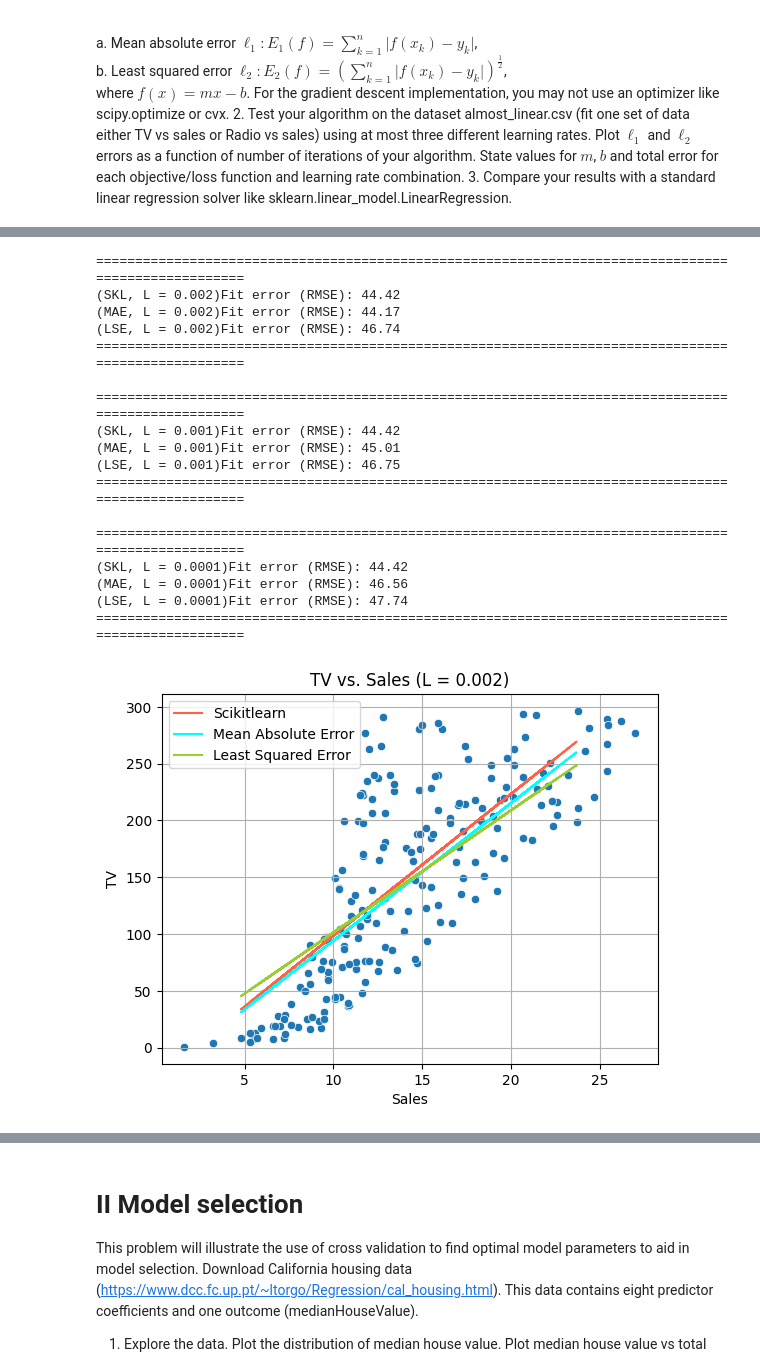
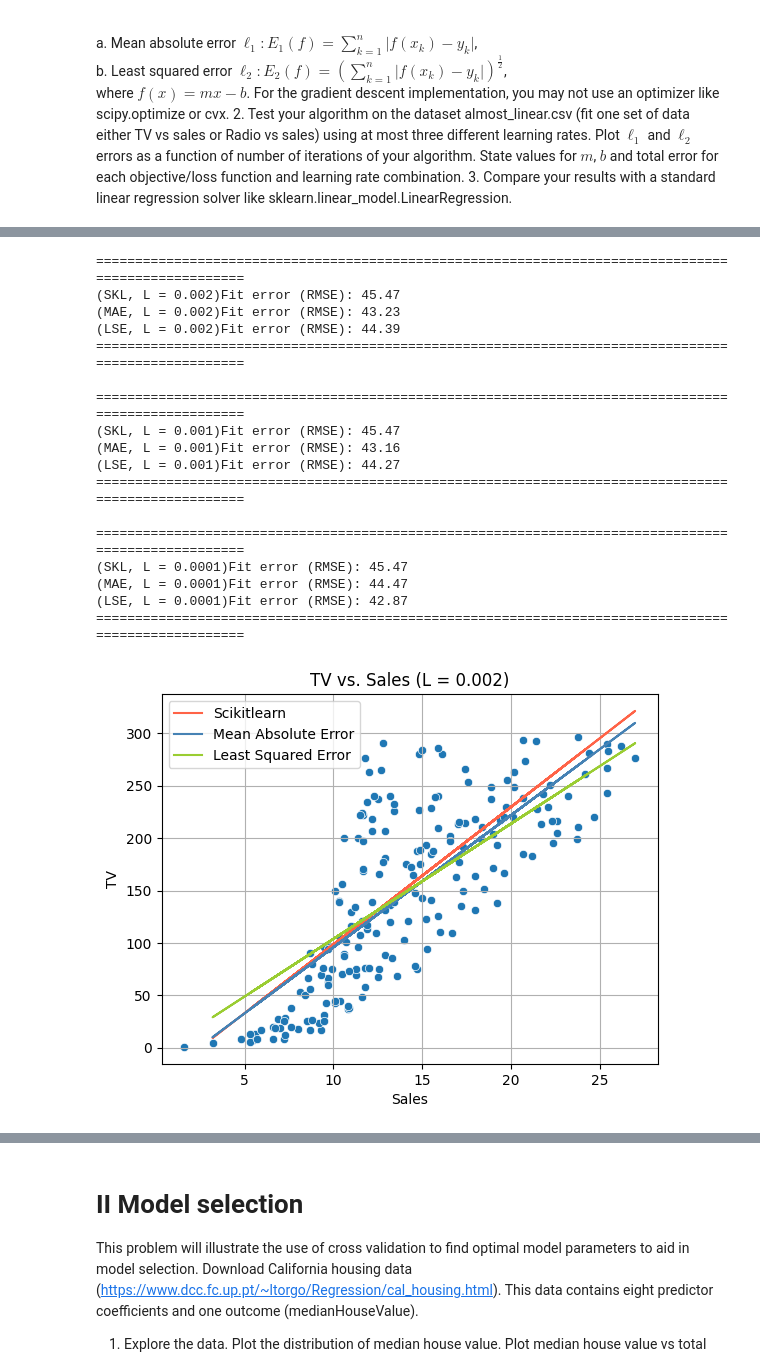
Before and after one commit to adriang1003/AM170B, a Jupyter notebook: HW/HW3/Homework 3 Solutions.ipynb, the cells around one changed output, grey strips where cells are left out. Drawn from its saved outputs; the diff is of its cells as text; code cells hidden in the pictures.

```diff
--- a/HW/HW3/Homework 3 Solutions.ipynb
+++ b/HW/HW3/Homework 3 Solutions.ipynb
@@ -61,21 +61,21 @@ import matplotlib.pyplot as plt
 # Load in data
 df = pd.read_csv('almost_linear.csv')
 # Isolate data
-sales_X = df.loc[:,'sales'].values.reshape(-1, 1)
-TV_Y = df.loc[:,'TV'].values.reshape(-1, 1)
+x = df.loc[:,'sales'].values.reshape(-1, 1)
+y = df.loc[:,'TV'].values.reshape(-1, 1)
 # Split the data into training/testing sets
-sales_X_train, sales_X_test, TV_Y_train, TV_Y_test = train_test_split(sales_X, TV_Y, test_size = 0.2)
+X_train, X_test, Y_train, Y_test = train_test_split(x, y, test_size = 0.2)
 # Initial guesses for coefficients
 m0, b0 = 10, 6
 # Learning step sizes
 L = [0.002, 0.001, 0.0001]
 # Plot data (mean absolute error)
 plt.figure()
-colors = ['tomato', 'cyan', 'yellowgreen']
+colors = ['tomato', 'steelblue', 'yellowgreen']
 print('=' * 40 + 'Mean Absolute Error' + '=' * 41)
 for i in range(len(L)):
     # Train Gradient Descent
-    m_1, b_1, MAE = gradDescent_1(sales_X_train, TV_Y_train, m0, b0, L[i])
+    m_1, b_1, MAE = gradDescent_1(X_train, Y_train, m0, b0, L[i])
     plt.plot(MAE, color = colors[i], label = f'L = {L[i]}')
     # Print data
     print(f'm = {m_1[0]}, b = {b_1[0]}, L = {L[i]}, Error = {MAE[-1]}')
@@ -91,7 +91,7 @@ plt.figure()
 print('\n' + '=' * 40 + 'Least Squared Error' + '=' * 41)
 for i in range(len(L)):
     # Train Gradient Descent
-    m_2, b_2, LSE = gradDescent_2(sales_X_train, TV_Y_train, m0, b0, L[i])
+    m_2, b_2, LSE = gradDescent_2(X_train, Y_train, m0, b0, L[i])
     plt.plot(LSE, color = colors[i], label = f'L = {L[i]}')
     # Print data
     print(f'm = {m_2[0]}, b = {b_2[0]}, L = {L[i]}, Error = {LSE[-1]}')
@@ -127,50 +127,50 @@ m = 10.206357106048673, b = 5.996515219149192, L = 0.0001, Error = 85.8756888355
 from sklearn import linear_model
 from sklearn.metrics import mean_squared_error
 import seaborn as sns
 # Create linear regression object
 regr = linear_model.LinearRegression()
 # Train the model using the training sets
-regr.fit(sales_X_train, TV_Y_train)
+regr.fit(X_train, Y_train)
 # Make prediction using the testing set
-TV_Y_pred = regr.predict(sales_X_test)
+Y_pred = regr.predict(X_test)
 for i in range(len(L)):
     # Train Gradient Descent
-    m_1, b_1, _ = gradDescent_1(sales_X_train, TV_Y_train, m0, b0, L[i])
-    m_2, b_2, _ = gradDescent_2(sales_X_train, TV_Y_train, m0, b0, L[i])
+    m_1, b_1, _ = gradDescent_1(X_train, Y_train, m0, b0, L[i])
+    m_2, b_2, _ = gradDescent_2(X_train, Y_train, m0, b0, L[i])
     # Print RMSE
     print('=' * 100)
-    print(f"(SKL, L = {L[i]})" + "Fit error (RMSE): %.2f" % np.sqrt(mean_squared_error(TV_Y_test, TV_Y_pred))) # Scikitlearn
-    print(f"(MAE, L = {L[i]})" + "Fit error (RMSE): %.2f" % np.sqrt(mean_squared_error(TV_Y_test, m_1[0]*sales_X_test - b_1[0]))) # Mean Absolute Error
-    print(f"(LSE, L = {L[i]})" + "Fit error (RMSE): %.2f" % np.sqrt(mean_squared_error(TV_Y_test, m_2[0]*sales_X_test - b_2[0]))) # Least Squared Error
+    print(f"(SKL, L = {L[i]})" + "Fit error (RMSE): %.2f" % np.sqrt(mean_squared_error(Y_test, Y_pred))) # Scikitlearn
+    print(f"(MAE, L = {L[i]})" + "Fit error (RMSE): %.2f" % np.sqrt(mean_squared_error(Y_test, m_1[0]*X_test - b_1[0]))) # Mean Absolute Error
+    print(f"(LSE, L = {L[i]})" + "Fit error (RMSE): %.2f" % np.sqrt(mean_squared_error(Y_test, m_2[0]*X_test - b_2[0]))) # Least Squared Error
     print('=' * 100 + '\n')
     # Plot data
     plt.figure()
     sns.scatterplot(data = df, x = 'sales', y = 'TV').set(title = f'TV vs. Sales (L = {L[i]})',
                                                             xlabel = 'Sales',
                                                             ylabel = 'TV')
-    plt.plot(sales_X_test, TV_Y_pred, color = 'tomato', label = 'Scikitlearn')
-    plt.plot(sales_X_test, m_1[0]*sales_X_test - b_1[0], color = 'cyan', label = 'Mean Absolute Error')
-    plt.plot(sales_X_test, m_2[0]*sales_X_test - b_2[0], color = 'yellowgreen', label = 'Least Squared Error')
+    plt.plot(X_test, Y_pred, color = colors[0], label = 'Scikitlearn')
+    plt.plot(X_test, m_1[0]*X_test - b_1[0], color = colors[1], label = 'Mean Absolute Error')
+    plt.plot(X_test, m_2[0]*X_test - b_2[0], color = colors[2], label = 'Least Squared Error')
     # Plot config
     plt.grid()
     plt.legend()
 plt.show()
 # %% [output]
 ====================================================================================================
-(SKL, L = 0.002)Fit error (RMSE): 44.42
-(MAE, L = 0.002)Fit error (RMSE): 44.17
-(LSE, L = 0.002)Fit error (RMSE): 46.74
+(SKL, L = 0.002)Fit error (RMSE): 45.47
+(MAE, L = 0.002)Fit error (RMSE): 43.23
+(LSE, L = 0.002)Fit error (RMSE): 44.39
 ====================================================================================================
 
 ====================================================================================================
-(SKL, L = 0.001)Fit error (RMSE): 44.42
-(MAE, L = 0.001)Fit error (RMSE): 45.01
-(LSE, L = 0.001)Fit error (RMSE): 46.75
+(SKL, L = 0.001)Fit error (RMSE): 45.47
+(MAE, L = 0.001)Fit error (RMSE): 43.16
+(LSE, L = 0.001)Fit error (RMSE): 44.27
 ====================================================================================================
 
 ====================================================================================================
-(SKL, L = 0.0001)Fit error (RMSE): 44.42
-(MAE, L = 0.0001)Fit error (RMSE): 46.56
-(LSE, L = 0.0001)Fit error (RMSE): 47.74
+(SKL, L = 0.0001)Fit error (RMSE): 45.47
+(MAE, L = 0.0001)Fit error (RMSE): 44.47
+(LSE, L = 0.0001)Fit error (RMSE): 42.87
 ====================================================================================================
-[figure, old version]
+[figure, new version]
```
Also changed, not shown: parts of 9 cells of this notebook, 5 other files.
